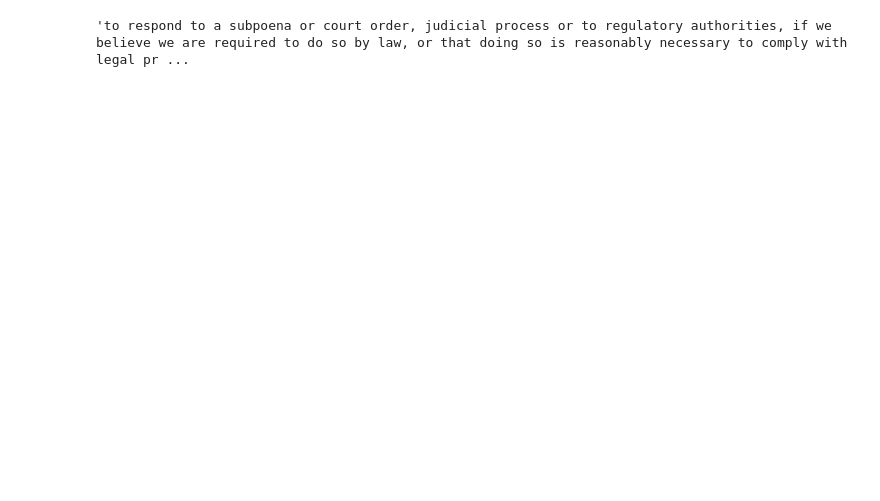
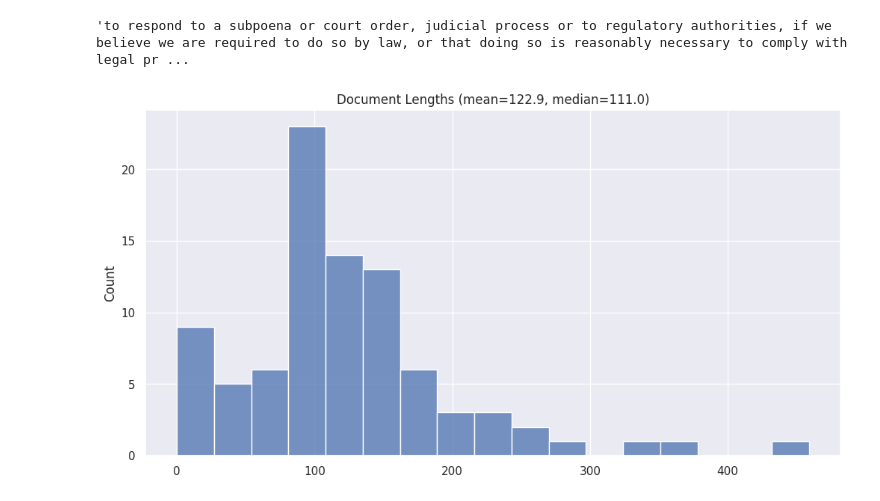
Before and after one commit to Joshua-Chin/Semantic-RAG, a Jupyter notebook: 06-Semantic.ipynb, the cells around one changed output. Saved outputs shown, nothing was run; the diff lists cells and outputs as text; code cells hidden in the pictures; blank space fills up the shorter version.

```diff
--- a/06-Semantic.ipynb
+++ b/06-Semantic.ipynb
@@ -148,3 +201,21 @@ plt.show()
 max(raw_sentences, key=len)
 # %% [output]
 'to respond to a subpoena or court order, judicial process or to regulatory authorities, if we believe we are required to do so by law, or that doing so is reasonably necessary to comply with legal pr ...
+# %%
+%matplotlib inline
+
+import statistics
+import matplotlib.pyplot as plt
+import seaborn as sns
+
+
+sns.set_theme()
+
+lengths = [len(chunk) for chunk in re.split('\n', data)]
+
+plt.figure(figsize=(12, 6))
+sns.histplot(lengths)
+plt.title(f"Document Lengths (mean={statistics.mean(lengths):.1f}, median={statistics.median(lengths):.1f})")
+plt.show()
+# %% [output]
+[figure, added]
```
Also changed, not shown: parts of 10 cells of this notebook, 2 other files.
